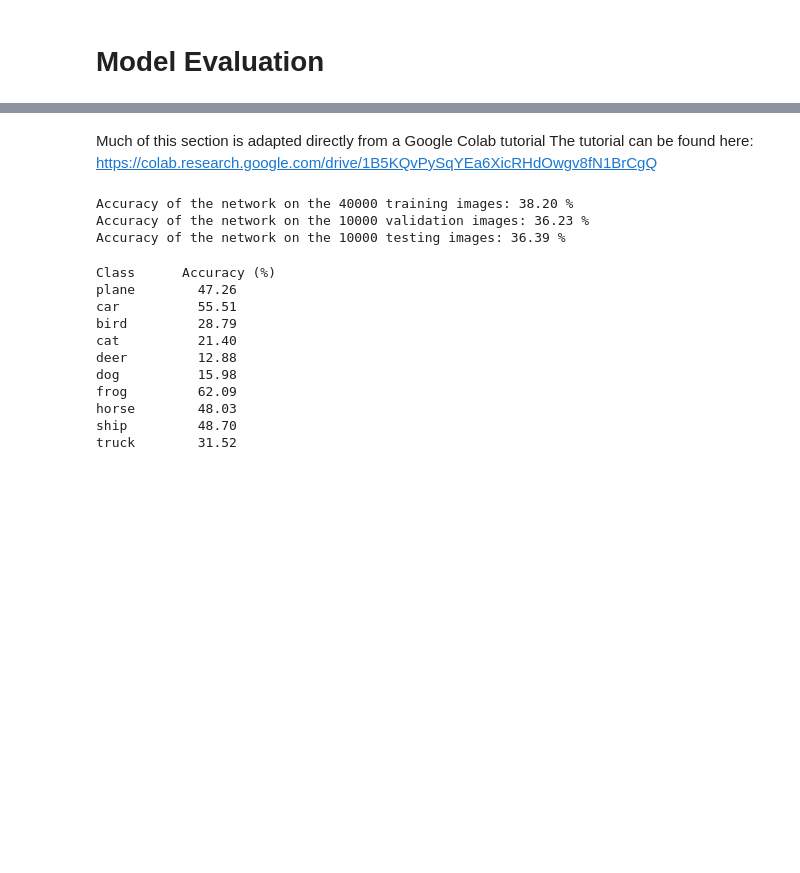
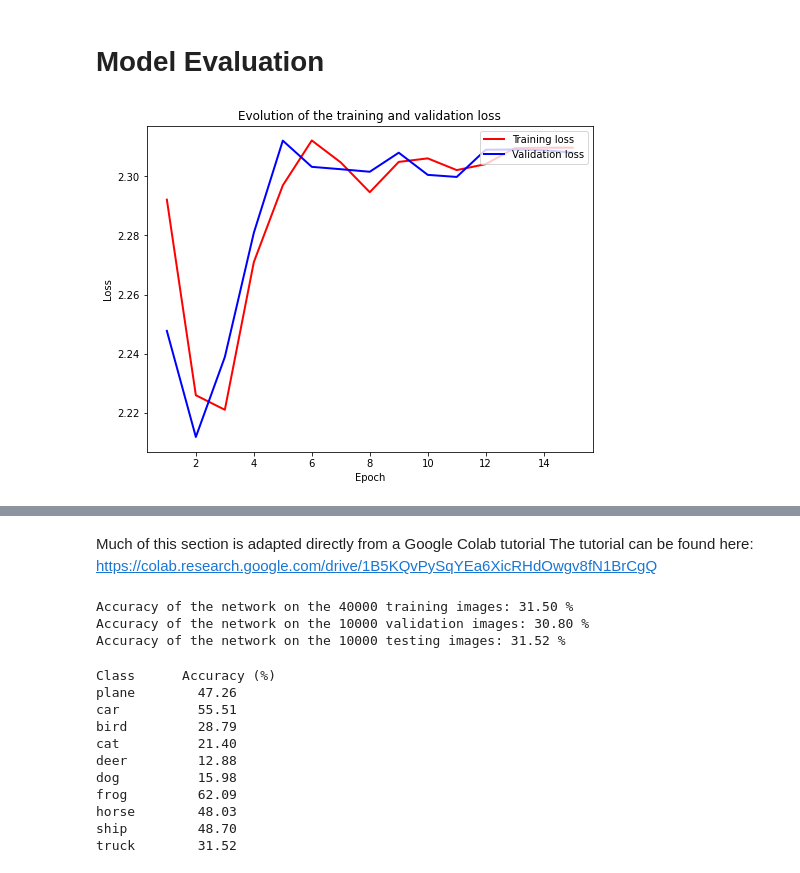
Before and after one commit to gportela8/Handwritten-Digits-Recognition, a Jupyter notebook: project_main.ipynb, the cells around one changed output, grey strips where cells are left out. Drawn from its saved outputs; the diff is of its cells as text; code cells hidden in the pictures; blank space fills up the shorter version.

```diff
--- a/project_main.ipynb
+++ b/project_main.ipynb
@@ -289,7 +310,8 @@ hey bud
 # %% [markdown]
 # Training Loop
 # %%
-criterion = nn.CrossEntropyLoss()
+criterion = nn.NLLLoss()
+criterion_softmax = nn.CrossEntropyLoss()
 # %%
 #compute the accuracy of net net identifying the classes of data in the dataloader dl
 def compute_accuracy(net, dl):
@@ -370,7 +392,7 @@ def train_net_bounded(net, hyper, trainloader, validationloader, print_mode = Fa
 # %%
 #a modification of the above, where we train until the validation accuracy stops improving.
 #Will it work?
-def train_net_unbounded(net, hyper, trainloader, validationloader,path, print_mode = False):
+def train_net_unbounded(criterion, net, hyper, trainloader, validationloader,path, print_mode = False):
     (learning_rate, momentum) = hyper
 
     optimizer = optim.SGD(net.parameters(), lr=learning_rate, momentum=momentum)
@@ -439,8 +461,8 @@ def train_net_unbounded(net, hyper, trainloader, validationloader,path, print_mo
 # %%
 #this code trains a sample network
 
-net = c10Net_softmax()
-save_name = 'softmax_cifar10.pth'
-hyper = (0.01,0.9) #(learning_rate, momentum)
-tr, val, t = train_net_unbounded(net, hyper, train_c10_loader, val_c10_loader, save_name, True)
+net = c10Net()
+save_name = 'allconv_cifar10.pth'
+hyper = (0.1,0.7) #(learning_rate, momentum)
+tr, val, t = train_net_unbounded(criterion_softmax, net, hyper, train_c10_mini, val_c10_mini, save_name, True)
 # %% [output]
@@ -503,19 +536,21 @@ def grid_search_net(net, trainloader, validationloader, out_path, params):
 # %%
 def plot_losses(train_history, val_history, t, hyper):
 
     colors = ['r','b']
 
     x = np.arange(1, len(train_history) + 1)
 
     plt.figure(figsize=(8, 6))
     plt.plot(x, train_history, color=colors[0], label="Training loss", linewidth=2)
     plt.plot(x, val_history, color=colors[1], label="Validation loss", linewidth=2)
     plt.xlabel('Epoch')
     plt.ylabel('Loss')
     plt.legend(loc='upper right')
     plt.title("Evolution of the training and validation loss")
     plt.show()
     (lr, m) = hyper
     print('Elapsed: %ds Learning Rate: %d Momentum: %d'% (t, lr, m))
 
-#plot_losses(tr, val, t, (lr, m))
+plot_losses(tr, val, t, (lr, m))
+# %% [output]
+[figure, added]
@@ -546,9 +582,9 @@ def compute_accuracy(net, train, val, test):
 # %%
 compute_accuracy(net, train_c10_loader, val_c10_loader, test_c10_loader)
 # %% [output]
-Accuracy of the network on the 40000 training images: 38.20 %
-Accuracy of the network on the 10000 validation images: 36.23 %
-Accuracy of the network on the 10000 testing images: 36.39 %
+Accuracy of the network on the 40000 training images: 31.50 %
+Accuracy of the network on the 10000 validation images: 30.80 %
+Accuracy of the network on the 10000 testing images: 31.52 %
 # %%
 #FROM GOOGLE COLAB TUTORIAL
 def accuracy_per_class(net, classes, testloader):
```
Also changed, not shown: parts of 8 cells of this notebook.
